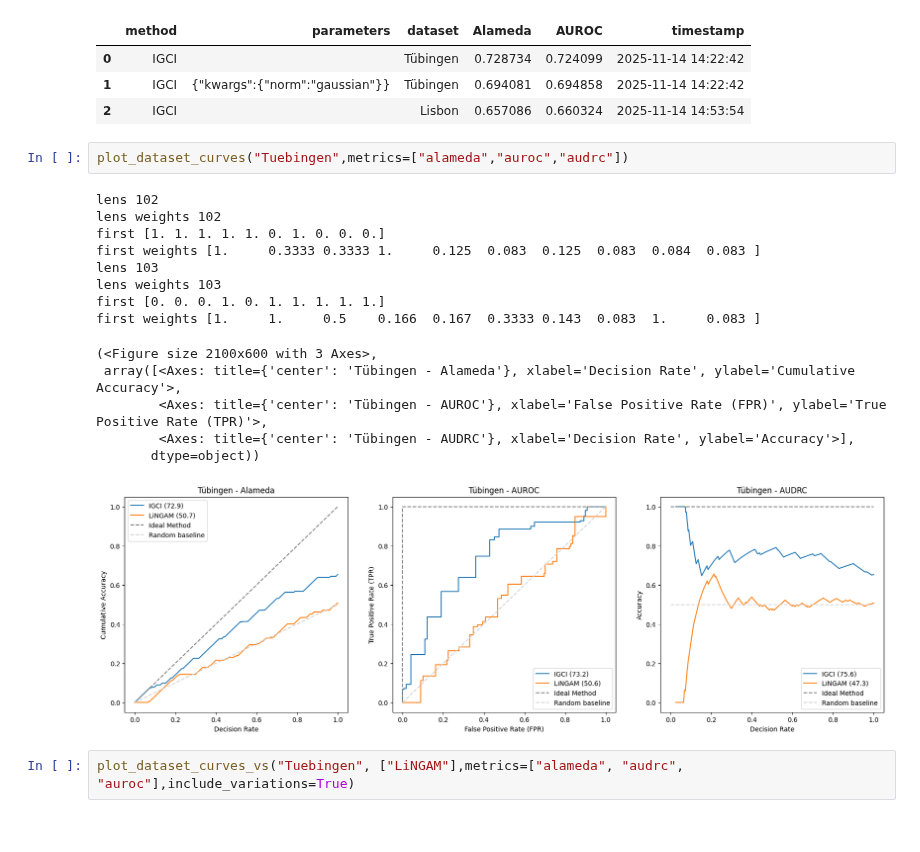
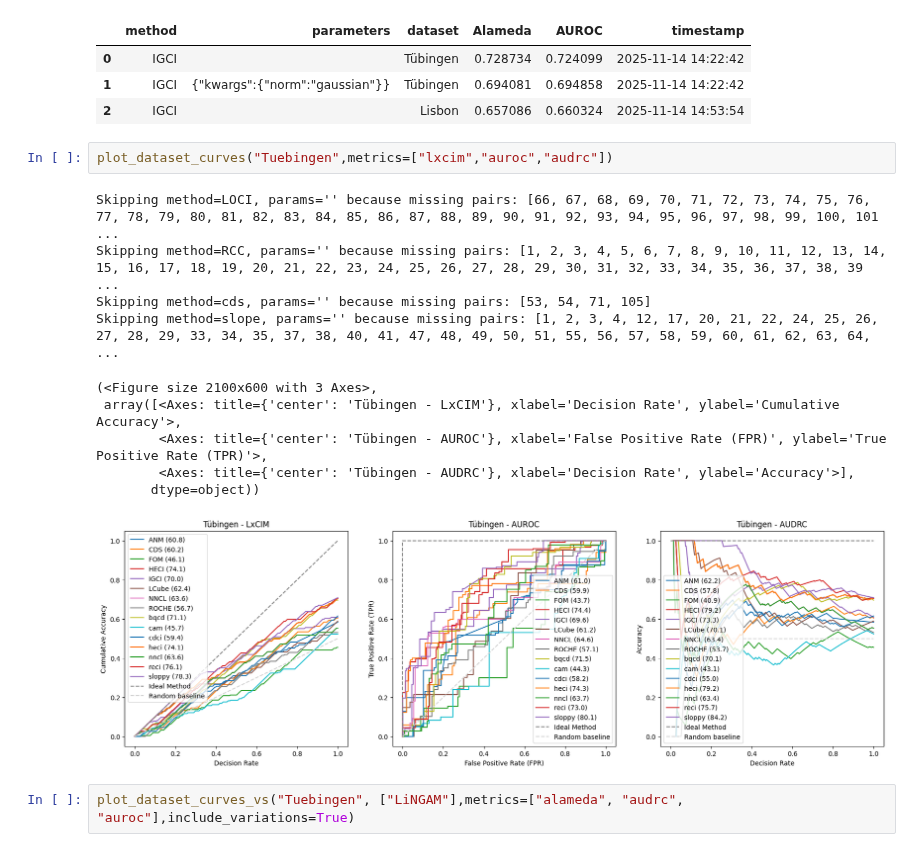
Before and after one commit to tiagobrogueira/Causal-Discovery-In-Exchangeable-Data, a Jupyter notebook: bicausal/evaluate.ipynb, the cells around one changed output. Drawn from its saved outputs; the diff is of its cells as text.

```diff
--- a/bicausal/evaluate.ipynb
+++ b/bicausal/evaluate.ipynb
@@ -103,22 +107,18 @@ evaluate_lisbon()
 | 1 | IGCI | {"kwargs":{"norm":"gaussian"}} | Tübingen | 0.694081 | 0.694858 | 2025-11-14 14:22:42 |
 | 2 | IGCI |  | Lisbon | 0.657086 | 0.660324 | 2025-11-14 14:53:54 |
 # %%
-plot_dataset_curves("Tuebingen",metrics=["alameda","auroc","audrc"])
+plot_dataset_curves("Tuebingen",metrics=["lxcim","auroc","audrc"])
 # %% [output]
-lens 102
-lens weights 102
-first [1. 1. 1. 1. 1. 0. 1. 0. 0. 0.]
-first weights [1.     0.3333 0.3333 1.     0.125  0.083  0.125  0.083  0.084  0.083 ]
-lens 103
-lens weights 103
-first [0. 0. 0. 1. 0. 1. 1. 1. 1. 1.]
-first weights [1.     1.     0.5    0.166  0.167  0.3333 0.143  0.083  1.     0.083 ]
+Skipping method=LOCI, params='' because missing pairs: [66, 67, 68, 69, 70, 71, 72, 73, 74, 75, 76, 77, 78, 79, 80, 81, 82, 83, 84, 85, 86, 87, 88, 89, 90, 91, 92, 93, 94, 95, 96, 97, 98, 99, 100, 101 ...
+Skipping method=RCC, params='' because missing pairs: [1, 2, 3, 4, 5, 6, 7, 8, 9, 10, 11, 12, 13, 14, 15, 16, 17, 18, 19, 20, 21, 22, 23, 24, 25, 26, 27, 28, 29, 30, 31, 32, 33, 34, 35, 36, 37, 38, 39 ...
+Skipping method=cds, params='' because missing pairs: [53, 54, 71, 105]
+Skipping method=slope, params='' because missing pairs: [1, 2, 3, 4, 12, 17, 20, 21, 22, 24, 25, 26, 27, 28, 29, 33, 34, 35, 37, 38, 40, 41, 47, 48, 49, 50, 51, 55, 56, 57, 58, 59, 60, 61, 62, 63, 64, ...
 (<Figure size 2100x600 with 3 Axes>,
- array([<Axes: title={'center': 'Tübingen - Alameda'}, xlabel='Decision Rate', ylabel='Cumulative Accuracy'>,
+ array([<Axes: title={'center': 'Tübingen - LxCIM'}, xlabel='Decision Rate', ylabel='Cumulative Accuracy'>,
         <Axes: title={'center': 'Tübingen - AUROC'}, xlabel='False Positive Rate (FPR)', ylabel='True Positive Rate (TPR)'>,
         <Axes: title={'center': 'Tübingen - AUDRC'}, xlabel='Decision Rate', ylabel='Accuracy'>],
        dtype=object))
-[figure, old version]
+[figure, new version]
 # %%
 plot_dataset_curves_vs("Tuebingen", ["LiNGAM"],metrics=["alameda", "audrc", "auroc"],include_variations=True)
 # %% [output]
```
Also changed, not shown: parts of 1 cell of this notebook, 9 other files.
